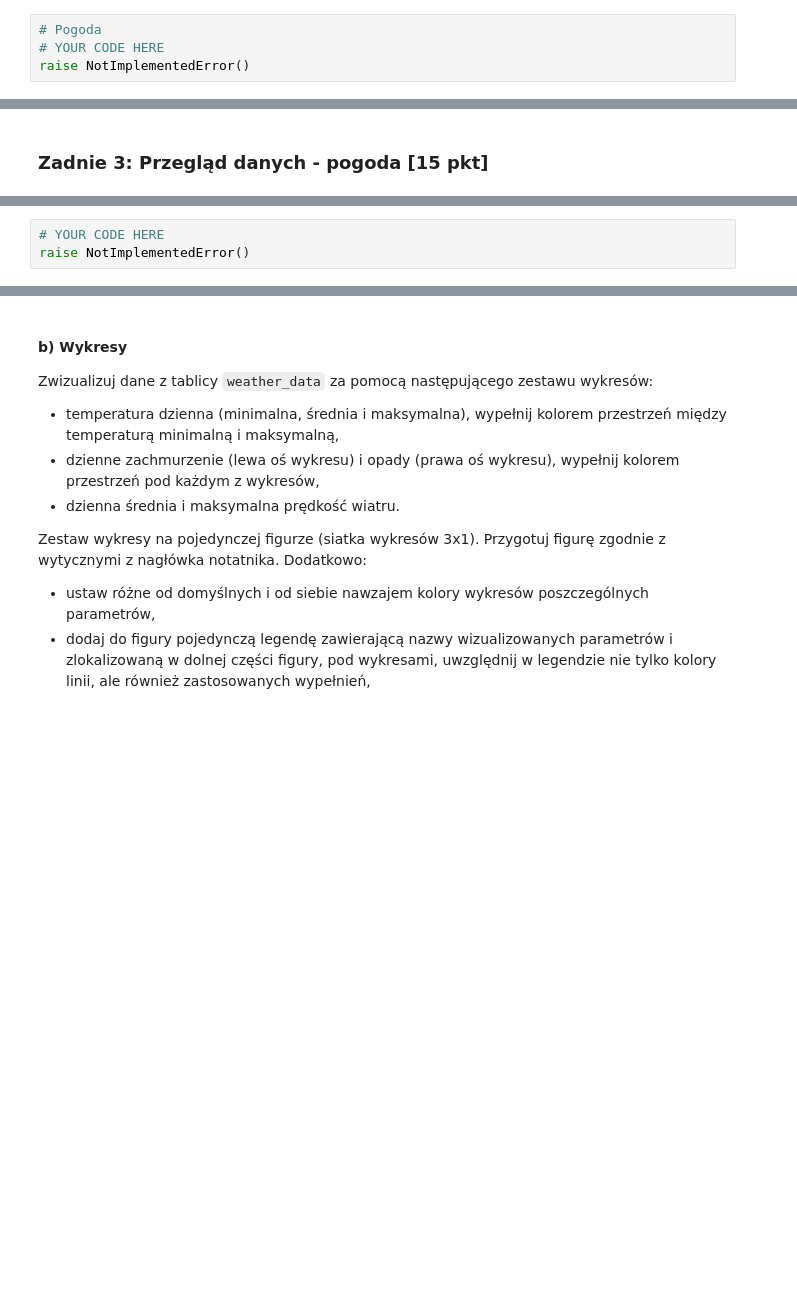
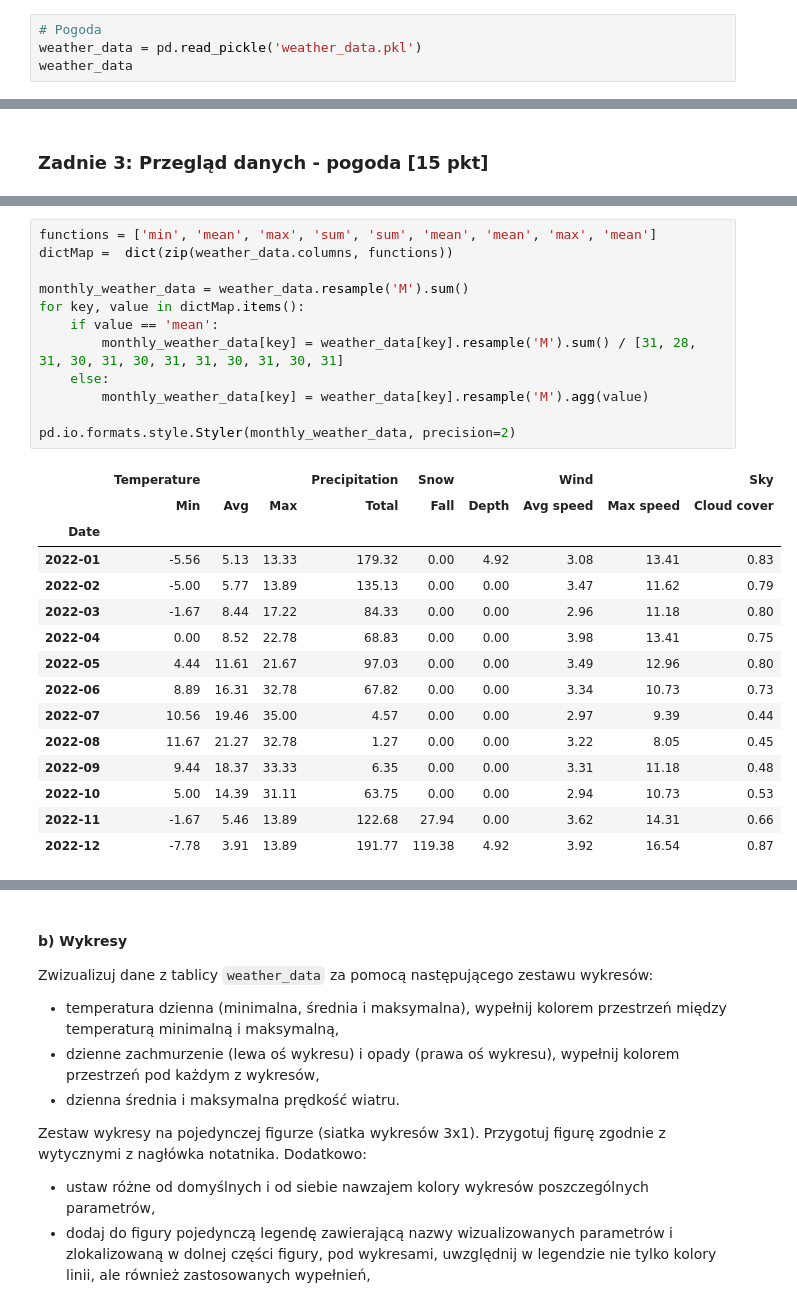
Before and after one commit to piotre10/ADwJP-exercises, a Jupyter notebook: L03/ZZ03_CZ02.ipynb, the cells around one changed output, grey strips where cells are left out. Cells and saved outputs as stored; diff of their text form; blank space fills up the shorter version.

```diff
--- a/L03/ZZ03_CZ02.ipynb
+++ b/L03/ZZ03_CZ02.ipynb
@@ -51,4 +66,4 @@ raise NotImplementedError()
 # %%
 # Pogoda
-# YOUR CODE HERE
-raise NotImplementedError()
+weather_data = pd.read_pickle('weather_data.pkl')
+weather_data
@@ -180,6 +303,31 @@ Tablica powinna zawierać wyłącznie następujące elementy:</br>
 # %%
-# YOUR CODE HERE
-raise NotImplementedError()
+functions = ['min', 'mean', 'max', 'sum', 'sum', 'mean', 'mean', 'max', 'mean']
+dictMap =  dict(zip(weather_data.columns, functions))
+
+monthly_weather_data = weather_data.resample('M').sum()
+for key, value in dictMap.items():
+    if value == 'mean':
+        monthly_weather_data[key] = weather_data[key].resample('M').sum() / [31, 28, 31, 30, 31, 30, 31, 31, 30, 31, 30, 31]
+    else:
+        monthly_weather_data[key] = weather_data[key].resample('M').agg(value)
+
+pd.io.formats.style.Styler(monthly_weather_data, precision=2)
+# %% [output]
+|  | Temperature |  |  | Precipitation | Snow |  | Wind |  | Sky |
+|  | Min | Avg | Max | Total | Fall | Depth | Avg speed | Max speed | Cloud cover |
+| Date |  |  |  |  |  |  |  |  |  |
+| 2022-01 | -5.56 | 5.13 | 13.33 | 179.32 | 0.00 | 4.92 | 3.08 | 13.41 | 0.83 |
+| 2022-02 | -5.00 | 5.77 | 13.89 | 135.13 | 0.00 | 0.00 | 3.47 | 11.62 | 0.79 |
+| 2022-03 | -1.67 | 8.44 | 17.22 | 84.33 | 0.00 | 0.00 | 2.96 | 11.18 | 0.80 |
+| 2022-04 | 0.00 | 8.52 | 22.78 | 68.83 | 0.00 | 0.00 | 3.98 | 13.41 | 0.75 |
+| 2022-05 | 4.44 | 11.61 | 21.67 | 97.03 | 0.00 | 0.00 | 3.49 | 12.96 | 0.80 |
+| 2022-06 | 8.89 | 16.31 | 32.78 | 67.82 | 0.00 | 0.00 | 3.34 | 10.73 | 0.73 |
+| 2022-07 | 10.56 | 19.46 | 35.00 | 4.57 | 0.00 | 0.00 | 2.97 | 9.39 | 0.44 |
+| 2022-08 | 11.67 | 21.27 | 32.78 | 1.27 | 0.00 | 0.00 | 3.22 | 8.05 | 0.45 |
+| 2022-09 | 9.44 | 18.37 | 33.33 | 6.35 | 0.00 | 0.00 | 3.31 | 11.18 | 0.48 |
+| 2022-10 | 5.00 | 14.39 | 31.11 | 63.75 | 0.00 | 0.00 | 2.94 | 10.73 | 0.53 |
+| 2022-11 | -1.67 | 5.46 | 13.89 | 122.68 | 27.94 | 0.00 | 3.62 | 14.31 | 0.66 |
+| 2022-12 | -7.78 | 3.91 | 13.89 | 191.77 | 119.38 | 4.92 | 3.92 | 16.54 | 0.87 |
 # %%
 ### Komórka testowa
 # Test 1 Kształt tablicy
```
Also changed, not shown: parts of 16 cells of this notebook, 2 other files.
